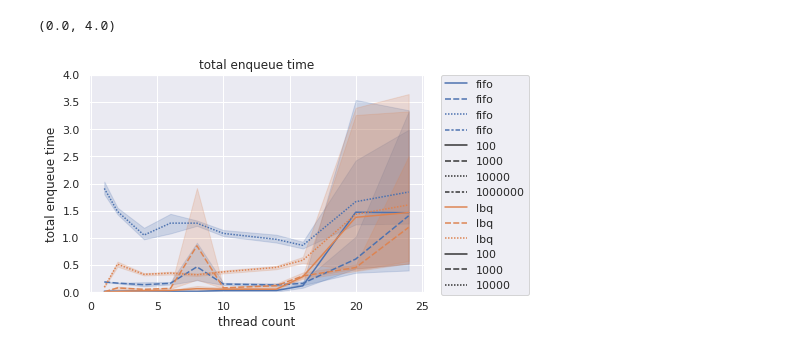
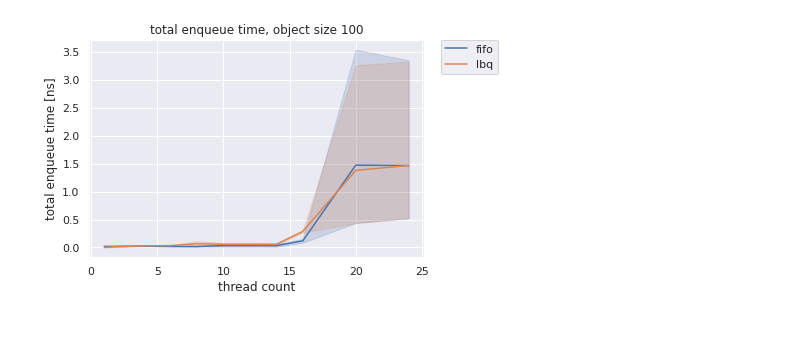
Before and after one commit to hitimr/mp_fifo_queue, a Jupyter notebook: scripts/plots _v02.ipynb, the cells around one changed output. Drawn from its saved outputs; the diff is of its cells as text; code cells hidden in the pictures.

Commit message:
plotscript updated, plots output

```diff
--- a/scripts/plots _v02.ipynb
+++ b/scripts/plots _v02.ipynb
@@ -15,7 +24,19 @@ fifoname, lbqname, scqname = 'FIFO', 'LockBased', 'SCQ'
 df = pd.DataFrame()
 
 fifo = pd.DataFrame()
+fifo100 = pd.DataFrame()
+fifo1000 = pd.DataFrame()
+fifo10000 = pd.DataFrame()
+fifo100000 = pd.DataFrame()
+fifo1000000 = pd.DataFrame()
+
 lbq = pd.DataFrame()
+lbq100 = pd.DataFrame()
+lbq1000 = pd.DataFrame()
+lbq10000 = pd.DataFrame()
+lbq100000 = pd.DataFrame()
+lbq1000000 = pd.DataFrame()
+
 scq = pd.DataFrame()
 
 for f in all_files:
@@ -30,14 +51,26 @@ for f in all_files:
     df = df.append(df1)
     #display(df)
     #print()
+
+fifo100 = fifo.loc[fifo['object count'] == 100]
+lbq100 = lbq.loc[lbq['object count'] == 100]
+fifo1000 = fifo.loc[fifo['object count'] == 1000]
+lbq1000 = lbq.loc[lbq['object count'] == 1000]
+fifo10000 = fifo.loc[fifo['object count'] == 10000]
+lbq10000 = lbq.loc[lbq['object count'] == 10000]
+fifo100000 = fifo.loc[fifo['object count'] == 100000]
+lbq100000 = lbq.loc[lbq['object count'] == 100000]
+fifo1000000 = fifo.loc[fifo['object count'] == 1000000]
+lbq1000000 = lbq.loc[lbq['object count'] == 1000000]
+#print(fifo100)
 #display(df)
 #display(fifo)
 # %%
-# Plot the responses for different events and regions
-sns.lineplot(x="thread count", y="total enqueue time", style="object count", label="fifo", data=fifo).set_title("total enqueue time")
-sns.lineplot(x="thread count", y="total enqueue time", style ="object count", label="lbq", data=lbq)
-plt.legend(bbox_to_anchor=(1.05, 1), loc=2, borderaxespad=0.)
-plt.ylim(0, 4)
+enqueue = sns.lineplot(x="thread count", y="total enqueue time", label="fifo", data=fifo100).set_title("total enqueue time, object size 100")
+enqueue = sns.lineplot(x="thread count", y="total enqueue time", label="lbq", data=lbq100)
+enqueue.legend(bbox_to_anchor=(1.05, 1), loc=2, borderaxespad=0.)
+enqueue.set(xlabel ="thread count", ylabel = "total enqueue time [ns]", title ="total enqueue time, object size 100")
+plt.savefig('./plots/totenq100.png')
+#plt.ylim(0, 60)
 # %% [output]
-(0.0, 4.0)
-[figure, old version]
+[figure, new version]
```
Also changed, not shown: parts of 12 cells of this notebook, 15 other files.
